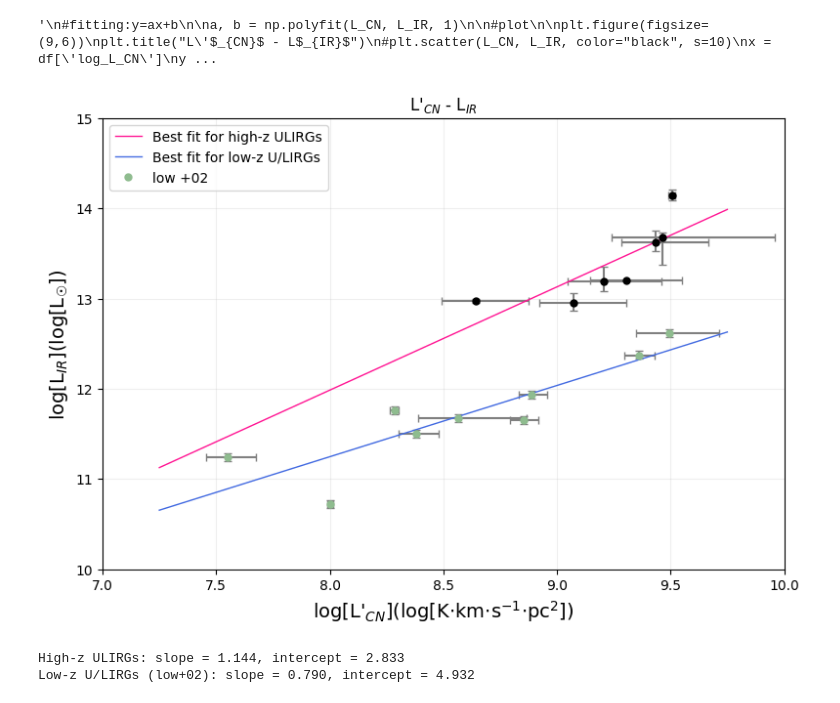
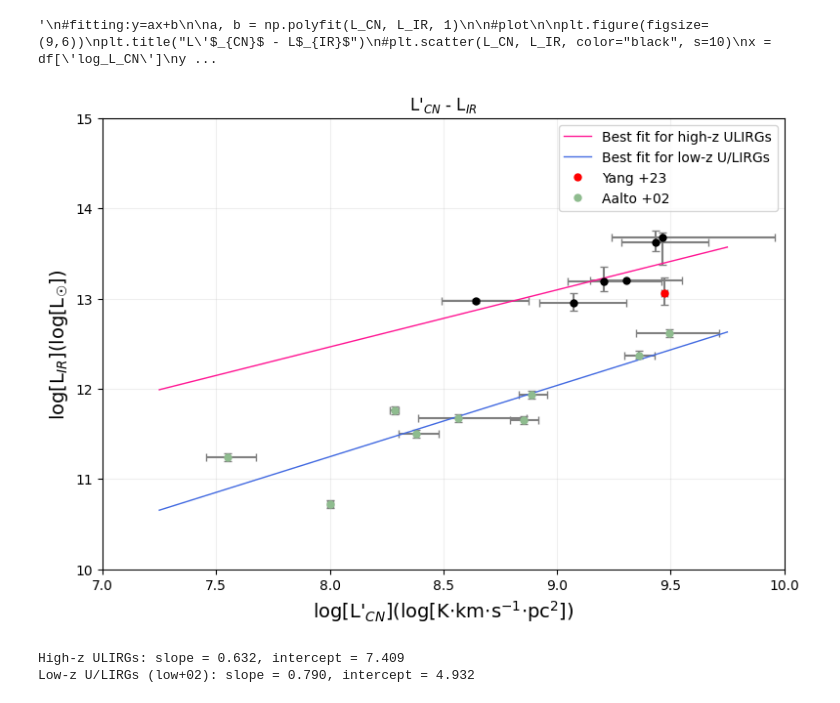
Before and after one commit to 000RF/2025-summer, a Jupyter notebook: L'CN-L_IR/L'_CN-L_IR_with_error.ipynb, the cells around one changed output. Drawn from its saved outputs; the diff is of its cells as text; code cells hidden in the pictures.

```diff
--- a/L'CN-L_IR/L'_CN-L_IR_with_error.ipynb
+++ b/L'CN-L_IR/L'_CN-L_IR_with_error.ipynb
@@ -15,11 +15,14 @@ df[df.columns[2]] = pd.to_numeric(df[df.columns[2]], errors="coerce")
 L_CN = df[df.columns[1]]
 L_IR = df[df.columns[2]]
 # %%
-L_CN_high = df[df.columns[1]].iloc[0:7]
-L_IR_high = df[df.columns[2]].iloc[0:7]
+L_CN_high = df[df.columns[1]].iloc[0:6]
+L_IR_high = df[df.columns[2]].iloc[0:6]
 
 L_CN_low = df[df.columns[1]].iloc[7:16]
 L_IR_low = df[df.columns[2]].iloc[7:16]
+
+L_CN_Yang = df[df.columns[1]].iloc[6:7]
+L_IR_Yang = df[df.columns[2]].iloc[6:7]
 # %%
 '''
 #fitting:y=ax+b
@@ -63,7 +66,10 @@ plt.show()
 # %%
 #fitting:y=ax+b
 
-a_high, b_high = np.polyfit(L_CN_high, L_IR_high, 1)
+L_CN_high_all = pd.concat([L_CN_high, L_CN_Yang])
+L_IR_high_all = pd.concat([L_IR_high, L_IR_Yang])
+
+a_high, b_high = np.polyfit(L_CN_high_all, L_IR_high_all, 1)
 a_low, b_low = np.polyfit(L_CN_low, L_IR_low, 1)
 # %%
 plt.figure(figsize=(9,6))
@@ -76,37 +82,35 @@ plt.title("L\'$_{CN}$ - L$_{IR}$")
 x_high = np.linspace(7.25, 9.75, 100)
 x_low = np.linspace(7.25, 9.75, 100)
 
 x = df['log_L_CN']
 y = df['log_L_IR']
 
 xerr = [df['L_CN_err_low'], df['L_CN_err_high']]
 yerr = [df['L_IR_err_low'], df['L_IR_err_high']]
 
 plt.errorbar(
     x, y,
     xerr=xerr, yerr=yerr,
     fmt="none",
     capsize=3, color="black", ecolor="gray"
 )
 plt.plot(x_high, a_high*x_high + b_high, "-", lw=1, color="deeppink", label="Best fit for high-z ULIRGs")
 plt.plot(x_low, a_low*x_low + b_low, "-", lw=1, color="royalblue", label="Best fit for low-z U/LIRGs")
 plt.plot(L_CN_high, L_IR_high, "o", color="black", markersize=5)
-
-
-
-plt.plot(L_CN_low, L_IR_low, "o", color="darkseagreen", markersize=5, label="low +02")
+plt.plot(L_CN_Yang, L_IR_Yang, "o", color="red", markersize=5, label="Yang +23")
+plt.plot(L_CN_low, L_IR_low, "o", color="darkseagreen", markersize=5, label="Aalto +02")
 
 plt.ylim(10, 15)
 plt.xlim(7., 10)
 plt.xlabel("log[L\'$_{CN}$](log[K$\cdot$km$\cdot$s$^{-1}$$\cdot$pc$^2$])", fontsize=14)
 plt.ylabel("log[L$_{IR}$](log[L$_\u2609$])", fontsize=14)
 plt.grid(alpha=0.2)
 plt.legend()
 plt.show()
 
 print(f"High-z ULIRGs: slope = {a_high:.3f}, intercept = {b_high:.3f}")
 print(f"Low-z U/LIRGs (low+02): slope = {a_low:.3f}, intercept = {b_low:.3f}")
 # %% [output]
-[figure, old version]
+[figure, new version]
-High-z ULIRGs: slope = 1.144, intercept = 2.833
+High-z ULIRGs: slope = 0.632, intercept = 7.409
 Low-z U/LIRGs (low+02): slope = 0.790, intercept = 4.932
```
Also changed, not shown: parts of 1 cell of this notebook, 1 other file.
